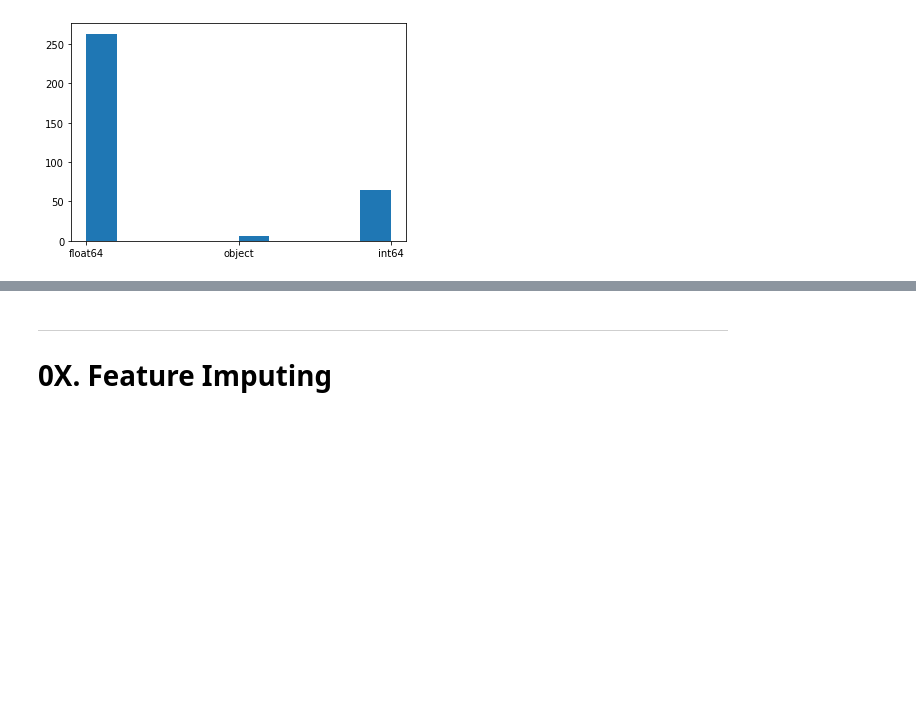
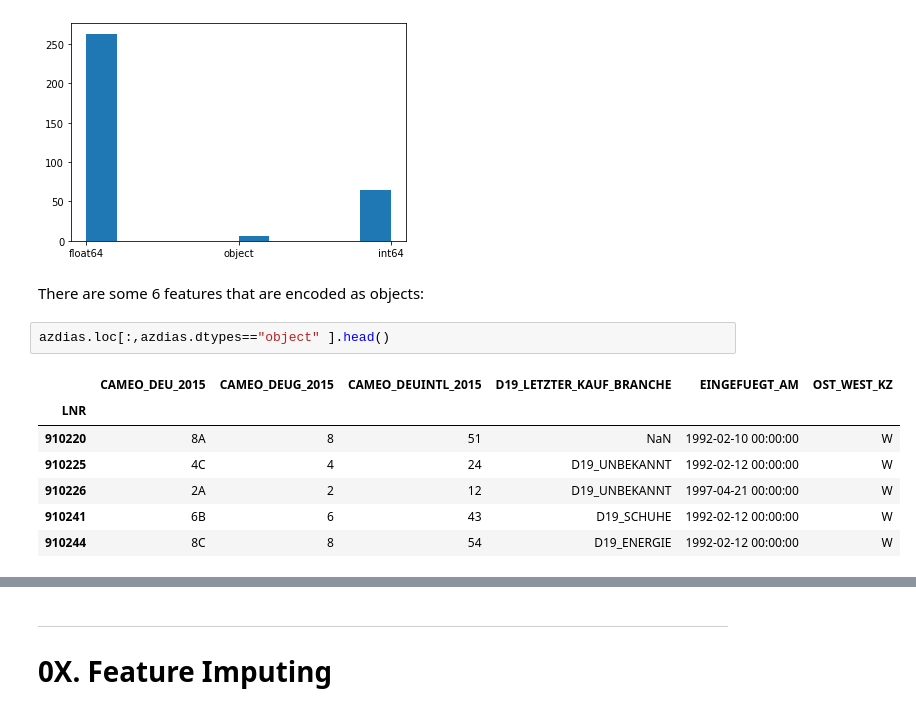
Before and after one commit to vaxherra/Arvato-Customer-Segmentation, a Jupyter notebook: EDA/01_EDA_AZIDAS.ipynb, the cells around one changed output, grey strips where cells are left out. Cells and saved outputs as stored; diff of their text form; blank space fills up the shorter version.

```diff
--- a/EDA/01_EDA_AZIDAS.ipynb
+++ b/EDA/01_EDA_AZIDAS.ipynb
@@ -421,3 +487,15 @@ plt.hist([str(x) for x in (azdias.dtypes).to_numpy().squeeze()])
  array([0. , 0.2, 0.4, 0.6, 0.8, 1. , 1.2, 1.4, 1.6, 1.8, 2. ]),
  <a list of 10 Patch objects>)
 [figure]
+# %% [markdown]
+There are some 6 features that are encoded as objects:
+# %%
+azdias.loc[:,azdias.dtypes=="object" ].head()
+# %% [output]
+|  | CAMEO_DEU_2015 | CAMEO_DEUG_2015 | CAMEO_DEUINTL_2015 | D19_LETZTER_KAUF_BRANCHE | EINGEFUEGT_AM | OST_WEST_KZ |
+| LNR |  |  |  |  |  |  |
+| 910220 | 8A | 8 | 51 | NaN | 1992-02-10 00:00:00 | W |
+| 910225 | 4C | 4 | 24 | D19_UNBEKANNT | 1992-02-12 00:00:00 | W |
+| 910226 | 2A | 2 | 12 | D19_UNBEKANNT | 1997-04-21 00:00:00 | W |
+| 910241 | 6B | 6 | 43 | D19_SCHUHE | 1992-02-12 00:00:00 | W |
+| 910244 | 8C | 8 | 54 | D19_ENERGIE | 1992-02-12 00:00:00 | W |
```
Also changed, not shown: parts of 28 cells of this notebook, 1 other file.
